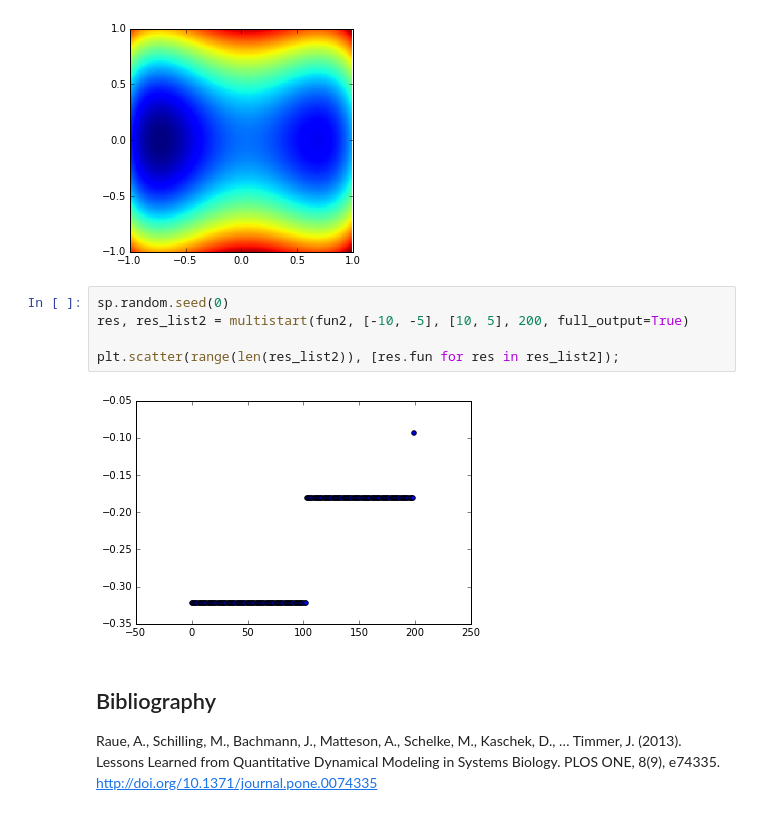
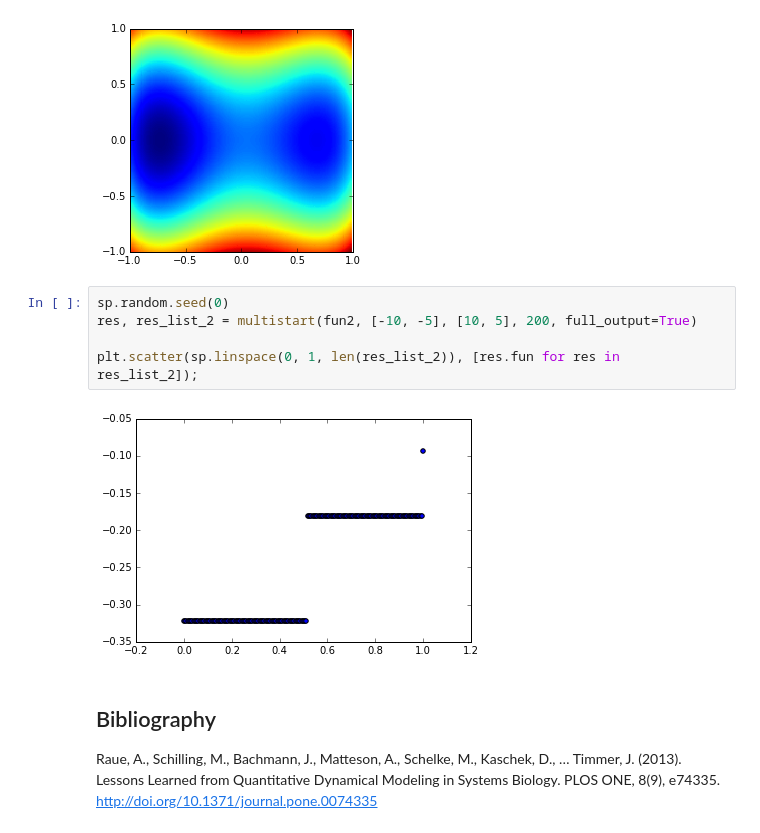
Before and after one commit to fbnrst/multistart-minimize, a Jupyter notebook: multistart-minimize.ipynb, the cells around one changed output. Cells and saved outputs as stored; diff of their text form.

```diff
--- a/multistart-minimize.ipynb
+++ b/multistart-minimize.ipynb
@@ -90,11 +83,11 @@ ax.set_aspect('equal')
 [figure]
 # %%
 sp.random.seed(0)
-res, res_list2 = multistart(fun2, [-10, -5], [10, 5], 200, full_output=True)
+res, res_list_2 = multistart(fun2, [-10, -5], [10, 5], 200, full_output=True)
 
-plt.scatter(range(len(res_list2)), [res.fun for res in res_list2]);
+plt.scatter(sp.linspace(0, 1, len(res_list_2)), [res.fun for res in res_list_2]);
 # %% [output]
-[figure, old version]
+[figure, new version]
 # %% [markdown]
 ## Bibliography
 Raue, A., Schilling, M., Bachmann, J., Matteson, A., Schelke, M., Kaschek, D., … Timmer, J. (2013). Lessons Learned from Quantitative Dynamical Modeling in Systems Biology. PLOS ONE, 8(9), e74335. http://doi.org/10.1371/journal.pone.0074335
```
Also changed, not shown: parts of 2 cells of this notebook.
